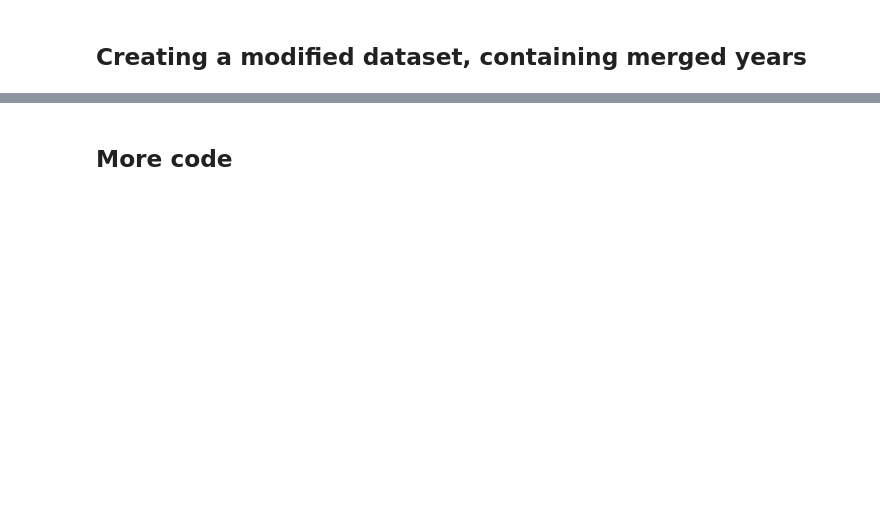
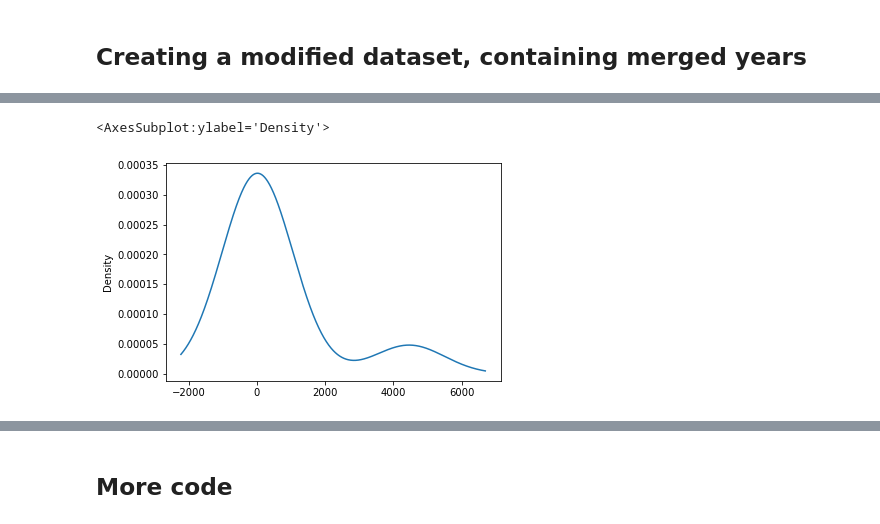
Before and after one commit to adambrennan150/Franchises, a Jupyter notebook: Initial_Analysis.ipynb, the cells around one changed output, grey strips where cells are left out. Cells and saved outputs as stored; diff of their text form; code cells hidden in the pictures; blank space fills up the shorter version.

```diff
--- a/Initial_Analysis.ipynb
+++ b/Initial_Analysis.ipynb
@@ -119,7 +119,10 @@ games_df["year"] = games_df["year"].apply(lambda x: int(x))
 # %% [markdown]
 Create additional columns for the datasets containing average rating for the franchises
 # %%
-av_vote_year = movies_df.groupby(['franchise_id', 'year'])['rating'].mean().reset_index(drop=False)
-movies_df = movies_df.merge(av_vote_year[['franchise_id', 'year', 'rating']], on=['franchise_id', 'year'], how = "outer", suffixes=(None, '_franchise_average'))
-av_vote_year = games_df.groupby(['franchise_id', 'year'])['rating'].mean().reset_index(drop=False)
-games_df = games_df.merge(av_vote_year[['franchise_id', 'year', 'rating']], on=['franchise_id', 'year'], how = "outer", suffixes=(None, '_franchise_average'))
+#av_vote_year = movies_df.groupby(['franchise_id', 'year'])['rating'].mean().reset_index(drop=False)
+#movies_df = movies_df.merge(av_vote_year[['franchise_id', 'year', 'rating']], on=['franchise_id', 'year'], how = "outer", suffixes=(None, '_franchise_average'))
+#av_vote_year = games_df.groupby(['franchise_id', 'year'])['rating'].mean().reset_index(drop=False)
+#games_df = games_df.merge(av_vote_year[['franchise_id', 'year', 'rating']], on=['franchise_id', 'year'], how = "outer", suffixes=(None, '_franchise_average'))
+# %%
+movies_df = movies_df.sort_values(["franchise_id", "year"])
+movies_df['year_difference'] = movies_df.groupby(['franchise_id'])['year'].diff()
@@ -147,0 +199,5 @@ grouped_movies_df.sort_values(["franchise_id", "year"])
+# %%
+movies_df["year_difference"].describe().plot.kde()
+# %% [output]
+<AxesSubplot:ylabel='Density'>
+[figure, added]
```
Also changed, not shown: parts of 20 cells of this notebook.
